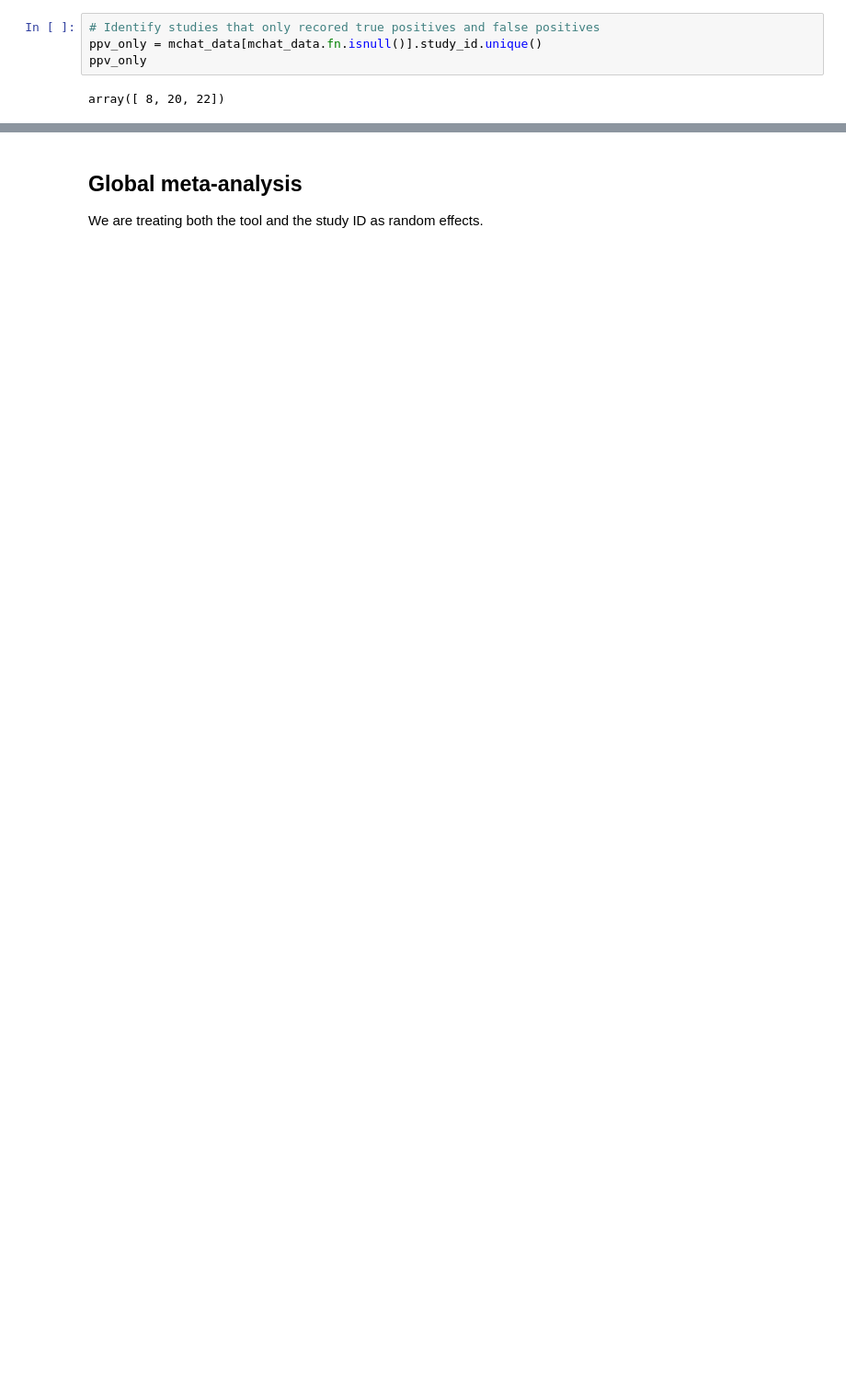
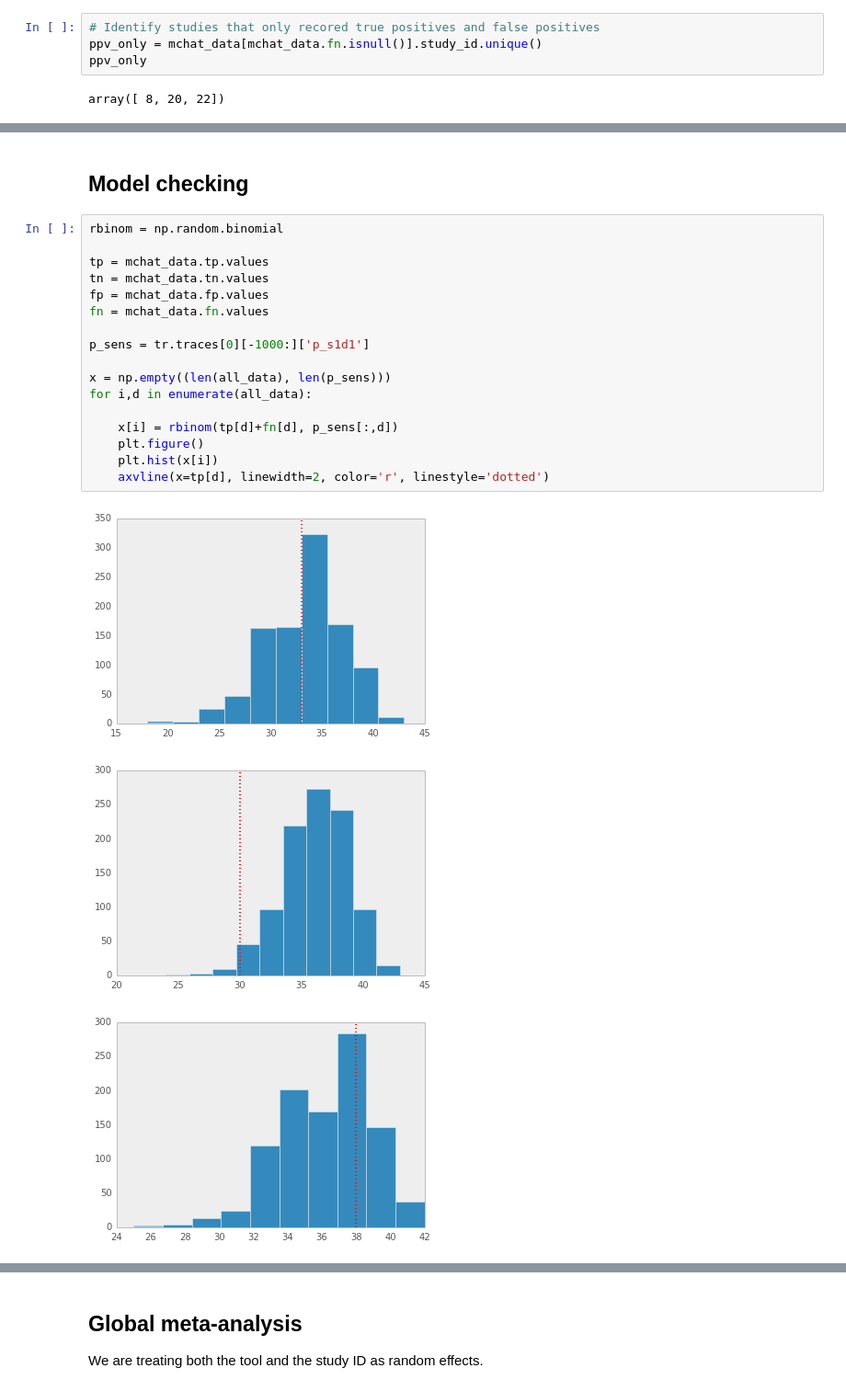
Before and after one commit to fonnesbeck/autism_screening, a Jupyter notebook: Autism Screening Meta-analysis.ipynb, the cells around one changed output, grey strips where cells are left out. Shown at 92% size. Drawn from its saved outputs; the diff is of its cells as text; blank space fills up the shorter version.

```diff
--- a/Autism Screening Meta-analysis.ipynb
+++ b/Autism Screening Meta-analysis.ipynb
@@ -304,0 +314,23 @@ forestplot(tr[5000:], vars=['p_d1s1'])
+# %% [markdown]
+## Model checking
+# %%
+rbinom = np.random.binomial
+
+tp = mchat_data.tp.values
+tn = mchat_data.tn.values
+fp = mchat_data.fp.values
+fn = mchat_data.fn.values
+
+p_sens = tr.traces[0][-1000:]['p_s1d1']
+
+x = np.empty((len(all_data), len(p_sens)))
+for i,d in enumerate(all_data):
+
+    x[i] = rbinom(tp[d]+fn[d], p_sens[:,d])
+    plt.figure()
+    plt.hist(x[i])
+    axvline(x=tp[d], linewidth=2, color='r', linestyle='dotted')
+# %% [output]
+[figure, added]
+[figure, added]
+[figure, added]
```
Also changed, not shown: parts of 48 cells of this notebook, 1 other file.
